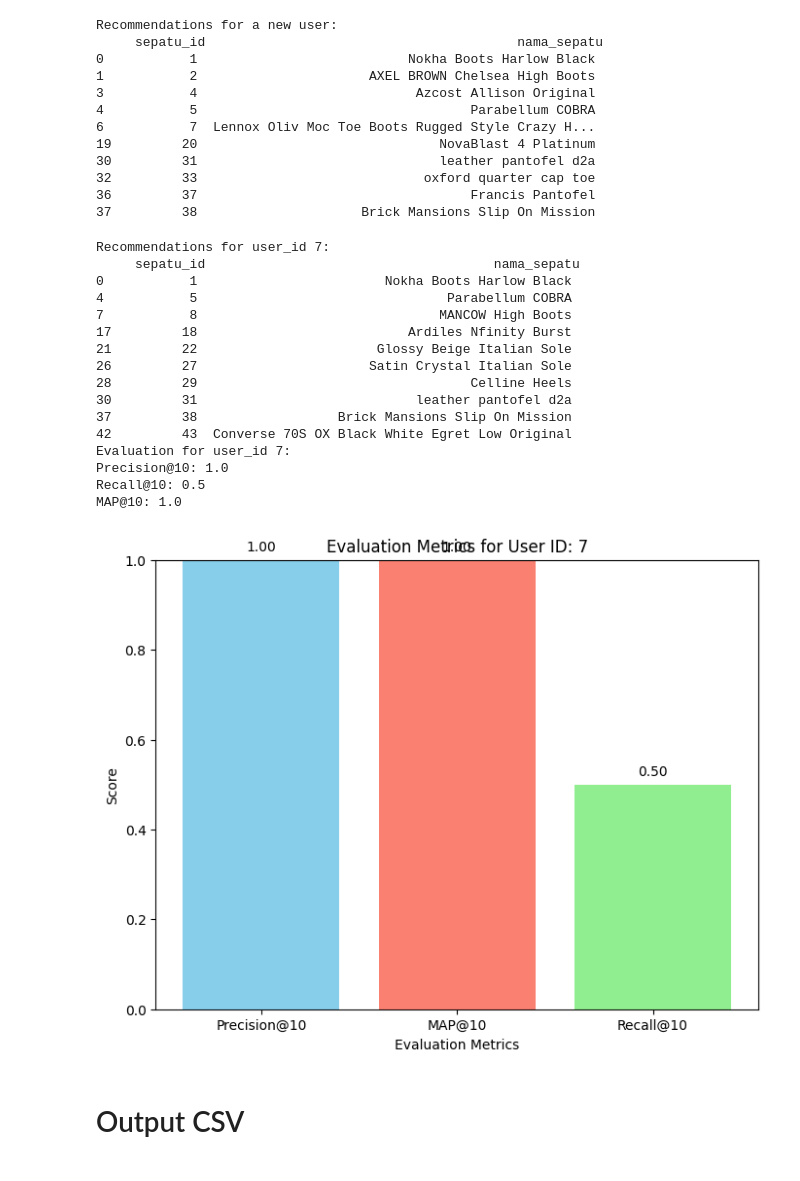
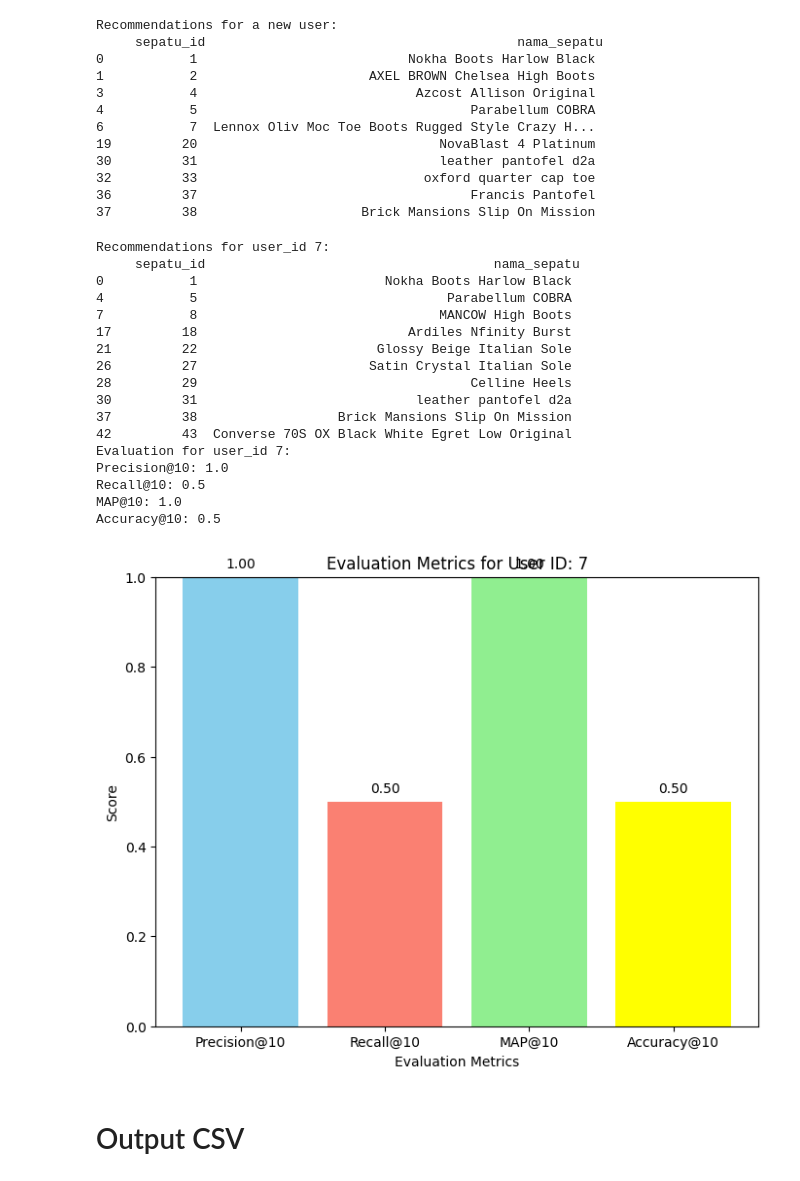
Before and after one commit to HenokhIS/RSIC_RNR_DataTrain, a Jupyter notebook: Data_Training.ipynb, the cells around one changed output. Cells and saved outputs as stored; diff of their text form; code cells hidden in the pictures.

Commit message:
added Accuracy

```diff
--- a/Data_Training.ipynb
+++ b/Data_Training.ipynb
@@ -284,6 +284,14 @@ def mean_average_precision_at_k(actual_items, recommended_items, k):
     recommended_at_k = recommended_items[:k]
     binary_relevance = [1 if item in actual_items else 0 for item in recommended_at_k]
     return average_precision_score(binary_relevance, binary_relevance)
+
+def accuracy_at_k(actual_items, recommended_items, k=10):
+    if not actual_items:
+        return 0
+    recommended_at_k = recommended_items[:k]
+    hits = len(set(recommended_at_k) & set(actual_items))
+    accuracy = hits / len(actual_items)
+    return accuracy
 # %%
 # Function to update recommendations as the user interacts
 def update_user_recommendations(user_id, user_item_matrix, interaction, item_id, W, H, product_df, top_n=10):
@@ -313,9 +321,11 @@ def evaluate_user_recommendations(user_id, W, H, user_item_matrix, product_df, k
         precision = precision_at_k(actual_items, recommended_items, k)
         recall = recall_at_k(actual_items, recommended_items, k)
         map_score = mean_average_precision_at_k(actual_items, recommended_items, k)
-        return precision, recall, map_score
+        accuracy = accuracy_at_k(actual_items, recommended_items, k)
+
+        return precision, recall, map_score, accuracy
     else:
-        return None, None, None
+        return None, None, None, None
 # %%
 # Test with a new user and existing user
 new_user_recommendations = recommend_items(user_id=None, W=W, H=H, user_item_matrix=user_item_matrix, product_df=sepatu_list, top_n=10, new_user=True)
@@ -339,11 +349,12 @@ user_id = 7  # Sesuaikan dengan User ID
 recommendations = recommend_items(user_id, W, H, user_item_matrix, sepatu_list, top_n=10)
 print(f"Recommendations for user_id {user_id}:\n", recommendations)
 
-precision, recall, map_score = evaluate_user_recommendations(user_id, W, H, user_item_matrix, sepatu_list, k=10)
+precision, recall, map_score, accuracy = evaluate_user_recommendations(user_id, W, H, user_item_matrix, sepatu_list, k=10)
 print(f"Evaluation for user_id {user_id}:")
 print(f"Precision@10: {precision}")
 print(f"Recall@10: {recall}")
 print(f"MAP@10: {map_score}")
+print(f"Accuracy@10: {accuracy}")
 # %% [output]
 Recommendations for user_id 7:
      sepatu_id                                     nama_sepatu
@@ -361,26 +372,28 @@ Evaluation for user_id 7:
 Precision@10: 1.0
 Recall@10: 0.5
 MAP@10: 1.0
+Accuracy@10: 0.5
 # %%
-metrics = ['Precision@10', 'MAP@10', 'Recall@10']
-values = [precision, map_score, recall]
+metrics = ['Precision@10', 'Recall@10', 'MAP@10', 'Accuracy@10']
+values = [precision, recall, map_score, accuracy]
 
 plt.figure(figsize=(8, 6))
-plt.bar(metrics, values, color=['skyblue', 'salmon', 'lightgreen'])
+plt.bar(metrics, values, color=['skyblue', 'salmon', 'lightgreen', 'yellow'])
 plt.ylim(0, 1)
 
 # Adding labels and title
 plt.xlabel('Evaluation Metrics')
 plt.ylabel('Score')
 plt.title(f'Evaluation Metrics for User ID: {user_id}')
 plt.text(0, precision + 0.02, f'{precision:.2f}', ha='center')
-plt.text(1, map_score + 0.02, f'{map_score:.2f}', ha='center')
-plt.text(2, recall + 0.02, f'{recall:.2f}', ha='center')
+plt.text(1, recall + 0.02, f'{recall:.2f}', ha='center')
+plt.text(2, map_score + 0.02, f'{map_score:.2f}', ha='center')
+plt.text(3, accuracy + 0.02, f'{accuracy:.2f}', ha='center')
 
 # Display the plot
 plt.show()
 # %% [output]
-[figure, old version]
+[figure, new version]
 # %% [markdown]
 # Output CSV
 # %%
```
